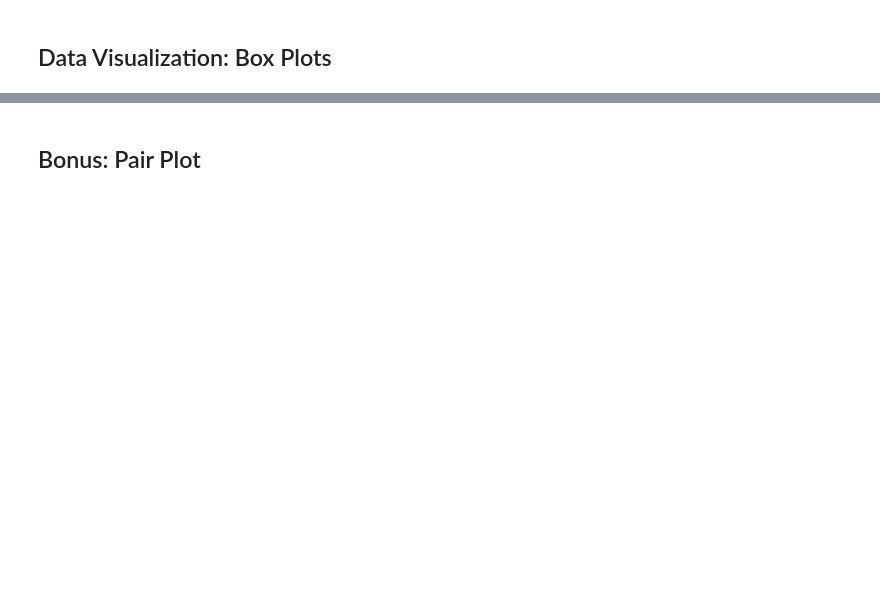
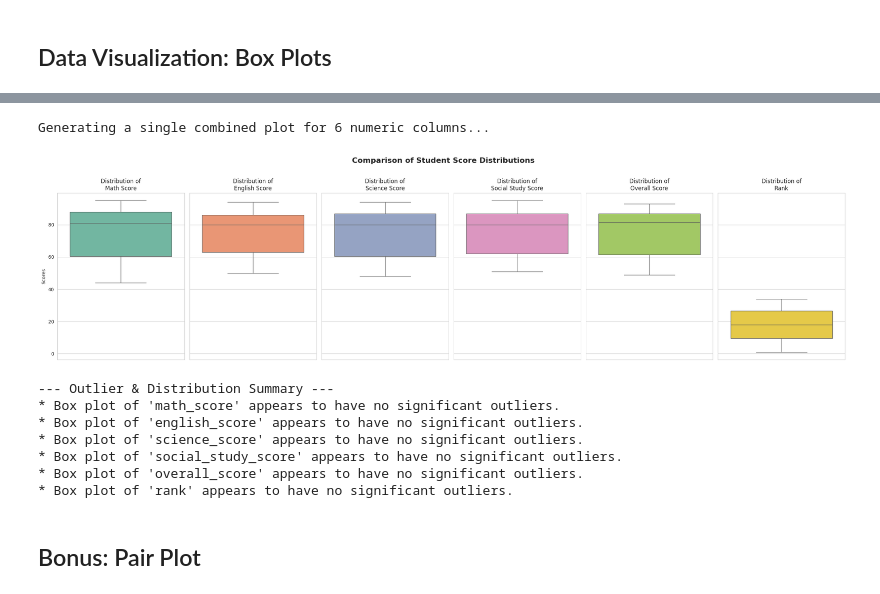
Before and after one commit to Sreinumder/AI_Data_Internship, a Jupyter notebook: day_8/task_1/task_1.ipynb, the cells around one changed output, grey strips where cells are left out. Cells and saved outputs as stored; diff of their text form; code cells hidden in the pictures; blank space fills up the shorter version.

```diff
--- a/day_8/task_1/task_1.ipynb
+++ b/day_8/task_1/task_1.ipynb
@@ -221,3 +197,71 @@ Not enough numeric columns to generate box plots.
+# %%
+import matplotlib.pyplot as plt
+import seaborn as sns
+
+# Assuming numeric_cols = ['math_score', 'english_score', 'science_score', 'social_study_score']
+# or dynamically generated from your dataframe:
+numeric_cols = df.select_dtypes(include=["number"]).columns.tolist()
+
+if len(numeric_cols) > 0:
+    print(
+        f"Generating a single combined plot for {len(numeric_cols)} numeric columns..."
+    )
+
+    # Set up the matplotlib figure grid dynamically based on the number of columns
+    num_plots = len(numeric_cols)
+
+    # We will arrange them in a single row if 4 or fewer, or wrap them if there are more
+    fig, axes = plt.subplots(1, num_plots, figsize=(4 * num_plots, 6), sharey=True)
+
+    # If there's only 1 numeric column, 'axes' isn't returned as an array, so we wrap it
+    if num_plots == 1:
+        axes = [axes]
+
+    # Plot each column on its respective subplot axis
+    for i, col in enumerate(numeric_cols):
+        # Using x=col instead of y=col gives you a neat vertical comparison if sharey=True
+        sns.boxplot(data=df, y=col, ax=axes[i], color=sns.color_palette("Set2")[i % 8])
+        axes[i].set_title(f"Distribution of\n{col.replace('_', ' ').title()}")
+        axes[i].set_ylabel("Scores" if i == 0 else "")  # Only label the leftmost Y-axis
+        axes[i].set_xlabel("")
+
+    plt.suptitle("Comparison of Student Score Distributions", fontsize=16, weight="bold", y=1.02)
+    plt.tight_layout()
+
+    # Save the single, combined plot
+    plt.savefig("combined_scores_boxplot.png", bbox_inches="tight", dpi=300)
+    plt.show()
+
+    # Documenting patterns & outliers dynamically
+    print("\n--- Outlier & Distribution Summary ---")
+    for col in numeric_cols:
+        q1 = df[col].quantile(0.25)
+        q3 = df[col].quantile(0.75)
+        iqr = q3 - q1
+        lower_bound = q1 - 1.5 * iqr
+        upper_bound = q3 + 1.5 * iqr
+
+        outliers = df[(df[col] < lower_bound) | (df[col] > upper_bound)]
+
+        if not outliers.empty:
+            print(
+                f"* Box plot of '{col}' shows {len(outliers)} outlier(s) outside the whiskers."
+            )
+        else:
+            print(f"* Box plot of '{col}' appears to have no significant outliers.")
+
+else:
+    print("No numeric columns found to generate plots.")
+# %% [output]
+Generating a single combined plot for 6 numeric columns...
+[figure, added]
+--- Outlier & Distribution Summary ---
+* Box plot of 'math_score' appears to have no significant outliers.
+* Box plot of 'english_score' appears to have no significant outliers.
+* Box plot of 'science_score' appears to have no significant outliers.
+* Box plot of 'social_study_score' appears to have no significant outliers.
+* Box plot of 'overall_score' appears to have no significant outliers.
+* Box plot of 'rank' appears to have no significant outliers.
 # %% [markdown]
 ## Bonus: Pair Plot
 # %%
```
Also changed, not shown: parts of 9 cells of this notebook.
